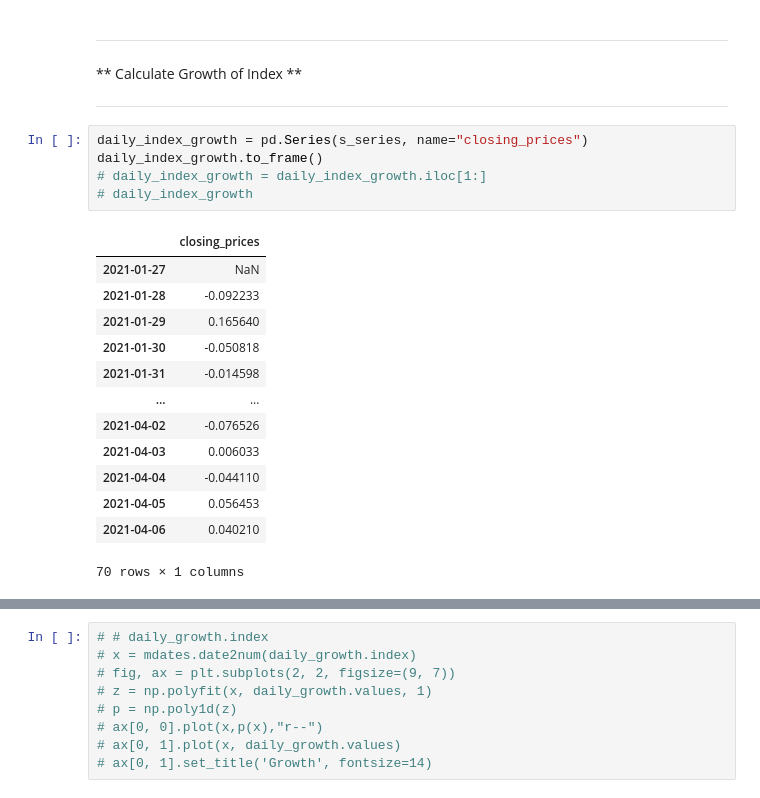
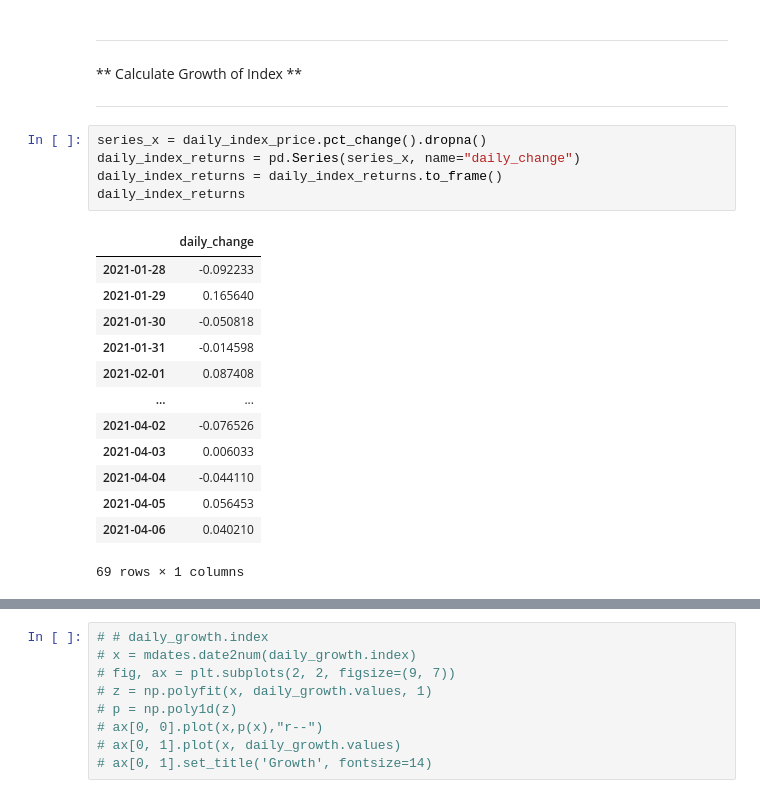
Before and after one commit to Hash3rown/nfty_tree.io, a Jupyter notebook: sandbox/kelso_market_index.ipynb, the cells around one changed output, grey strips where cells are left out. Cells and saved outputs as stored; diff of their text form.

```diff
--- a/sandbox/kelso_market_index.ipynb
+++ b/sandbox/kelso_market_index.ipynb
@@ -559,22 +534,22 @@ ____________________________________________________
 
 ** Calculate Growth of Index **
 ____________________________________________________
-# %%
-daily_index_growth = pd.Series(s_series, name="closing_prices")
-daily_index_growth.to_frame()
-# daily_index_growth = daily_index_growth.iloc[1:]
-# daily_index_growth
-# %% [output]
-|  | closing_prices |
-| 2021-01-27 | NaN |
-| 2021-01-28 | -0.092233 |
-| 2021-01-29 | 0.165640 |
-| 2021-01-30 | -0.050818 |
-| 2021-01-31 | -0.014598 |
-| ... | ... |
-| 2021-04-02 | -0.076526 |
-| 2021-04-03 | 0.006033 |
-| 2021-04-04 | -0.044110 |
-| 2021-04-05 | 0.056453 |
-| 2021-04-06 | 0.040210 |
-70 rows × 1 columns
+# %%
+series_x = daily_index_price.pct_change().dropna()
+daily_index_returns = pd.Series(series_x, name="daily_change")
+daily_index_returns = daily_index_returns.to_frame()
+daily_index_returns
+# %% [output]
+|  | daily_change |
+| 2021-01-28 | -0.092233 |
+| 2021-01-29 | 0.165640 |
+| 2021-01-30 | -0.050818 |
+| 2021-01-31 | -0.014598 |
+| 2021-02-01 | 0.087408 |
+| ... | ... |
+| 2021-04-02 | -0.076526 |
+| 2021-04-03 | 0.006033 |
+| 2021-04-04 | -0.044110 |
+| 2021-04-05 | 0.056453 |
+| 2021-04-06 | 0.040210 |
+69 rows × 1 columns
```
Also changed, not shown: parts of 7 cells of this notebook.
